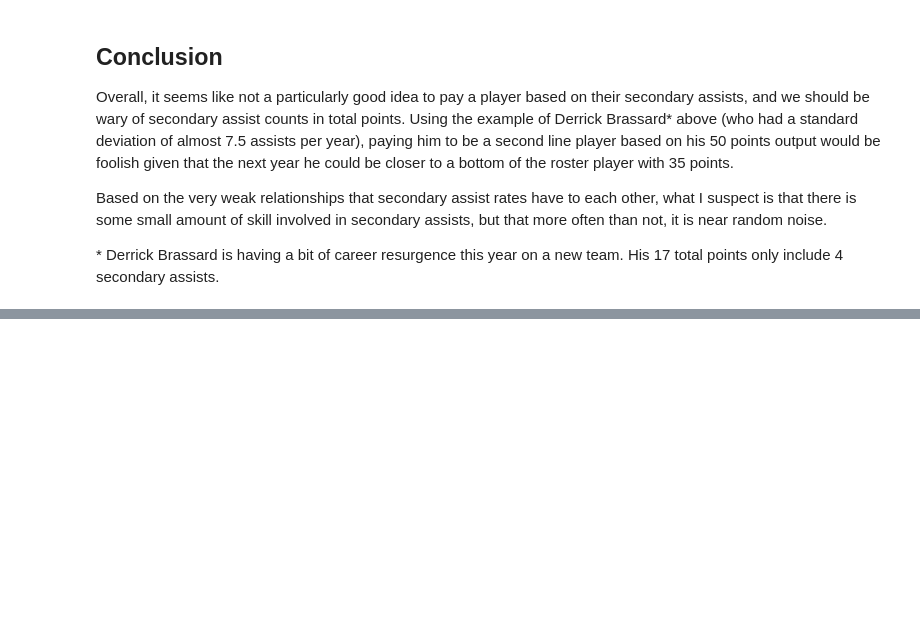
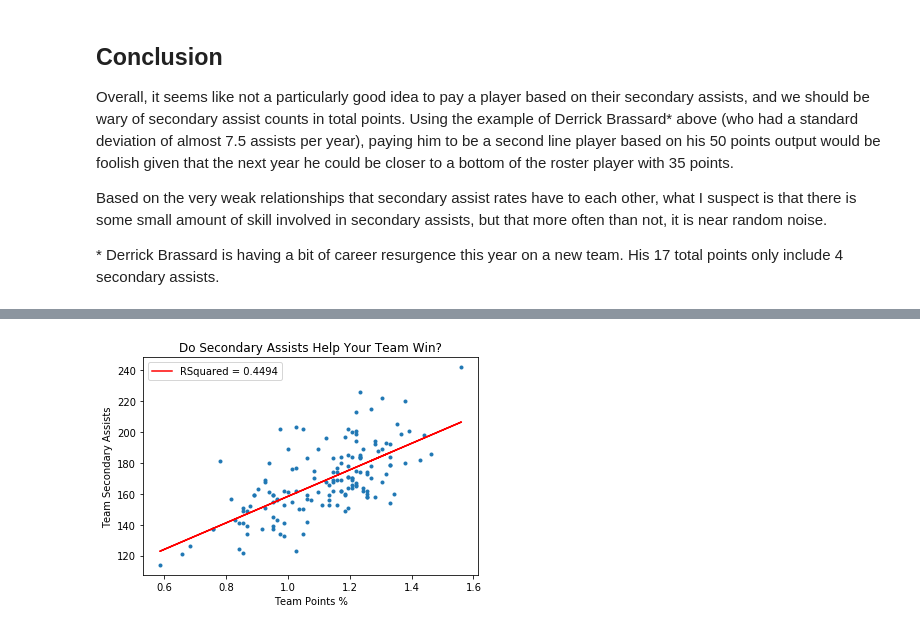
Before and after one commit to dbasilio/data-analysis-hockey, a Jupyter notebook: secondary-assists-analysis.ipynb, the cells around one changed output, grey strips where cells are left out. Saved outputs shown, nothing was run; the diff lists cells and outputs as text; code cells hidden in the pictures; blank space fills up the shorter version.

```diff
--- a/secondary-assists-analysis.ipynb
+++ b/secondary-assists-analysis.ipynb
@@ -337,0 +383,22 @@ Based on the very weak relationships that secondary assist rates have to each ot
+# %%
+team_secondary_assists = team_data['Second Assists']
+team_points_perc = team_data['Points %']
+x = sm.add_constant(team_points_perc)
+result = sm.OLS(team_secondary_assists, x).fit()
+intercept, slope = result.params
+rsquared = result.rsquared
+# %%
+plt.scatter(team_points_perc, team_secondary_assists, marker='.')
+plt.plot(
+    team_points_perc,
+    intercept + slope*team_points_perc,
+    color="red",
+    label=f"RSquared = {round(rsquared, 4)}",
+)
+plt.xlabel("Team Points %")
+plt.ylabel("Team Secondary Assists")
+plt.title("Do Secondary Assists Help Your Team Win?")
+plt.legend()
+plt.show()
+# %% [output]
+[figure, added]
```
Also changed, not shown: parts of 9 cells of this notebook.
